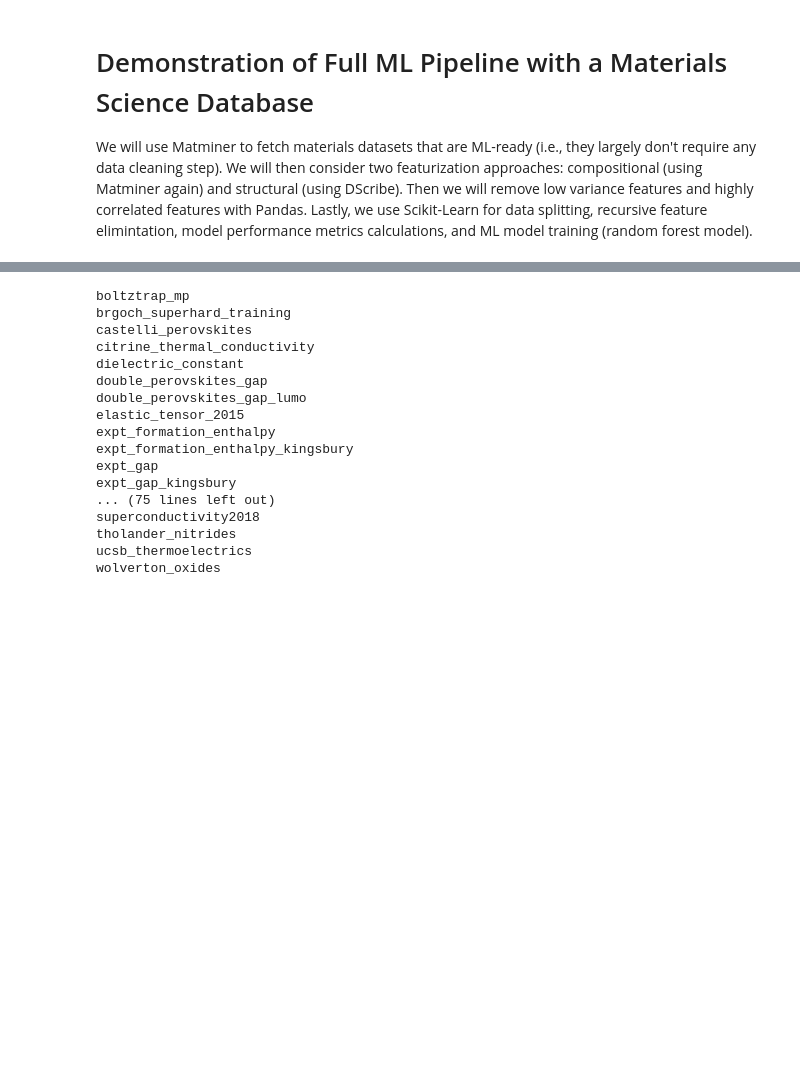
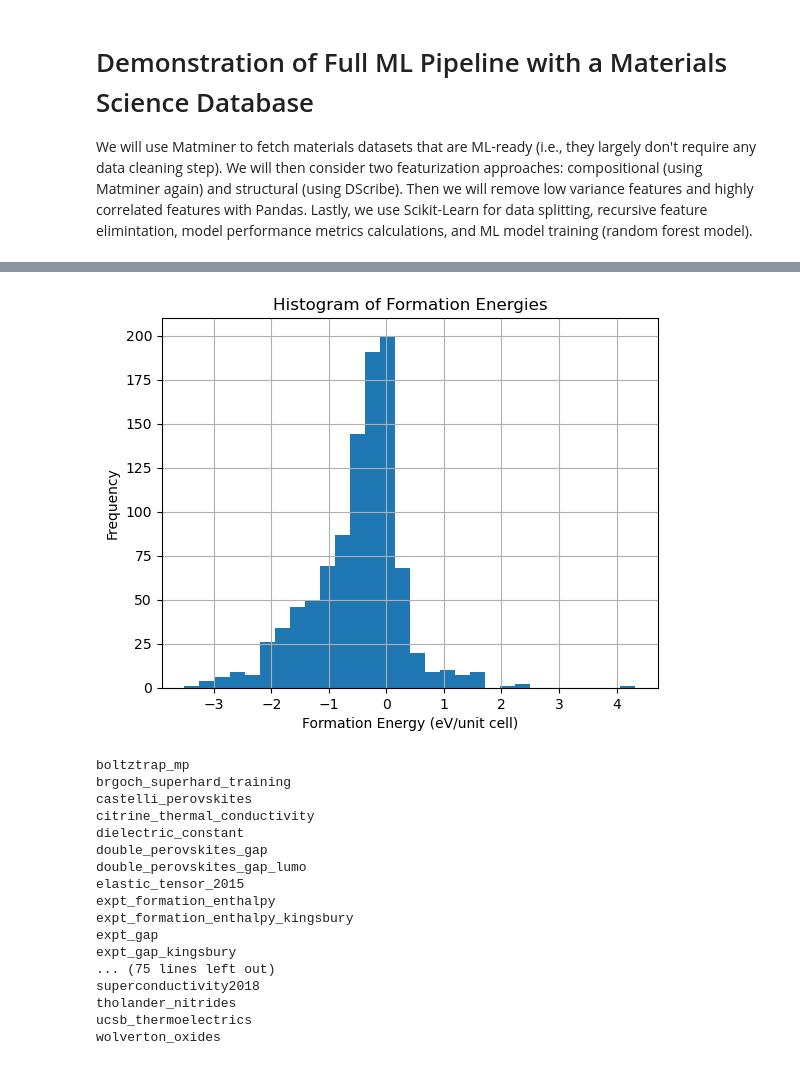
Before and after one commit to coenradtt/ML4MSD-HW-CoenradtT, a Jupyter notebook: Final Project/Final_project_template.ipynb, the cells around one changed output, grey strips where cells are left out. Drawn from its saved outputs; the diff is of its cells as text; code cells hidden in the pictures; blank space fills up the shorter version.

```diff
--- a/Final Project/Final_project_template.ipynb
+++ b/Final Project/Final_project_template.ipynb
@@ -13,13 +13 @@ Requirement already satisfied: certifi>=2017.4.17 in /Users/coenradttaylor/Docum
 Note: you may need to restart the kernel to use updated packages.
-# %%
-import requests
-
-# Example: search for materials with spacegroup 225 (Fm-3m)
-url = "https://oqmd.org/oqmdapi/structure"
-params = {"spacegroup": 225, "limit": 5}
-
-r = requests.get(url, params=params)
-data = r.json()
-
-for entry in data['data']:
-    print(entry["id"], entry["composition"], entry["spacegroup"])
@@ -74,0 +83,6 @@ NameError: name 'null' is not defined
+# %%
+import pandas as pd
+
+#records = data["all_entries"]
+df = pd.DataFrame(all_entries)
+print(df.head())
@@ -75,3 +119,13 @@ NameError: name 'null' is not defined
+# %%
+import matplotlib.pyplot as plt
+
+df['delta_e'].hist(bins=30)
+plt.xlabel('Formation Energy (eV/unit cell)')
+plt.ylabel('Frequency')
+plt.title('Histogram of Formation Energies')
+plt.show()
+# %% [output]
+[figure, added]
 # %%
 from matminer.datasets.dataset_retrieval import load_dataset, get_all_dataset_info #idk
 from matminer.datasets import get_available_datasets
```
Also changed, not shown: parts of 7 cells of this notebook, 1 other file.
